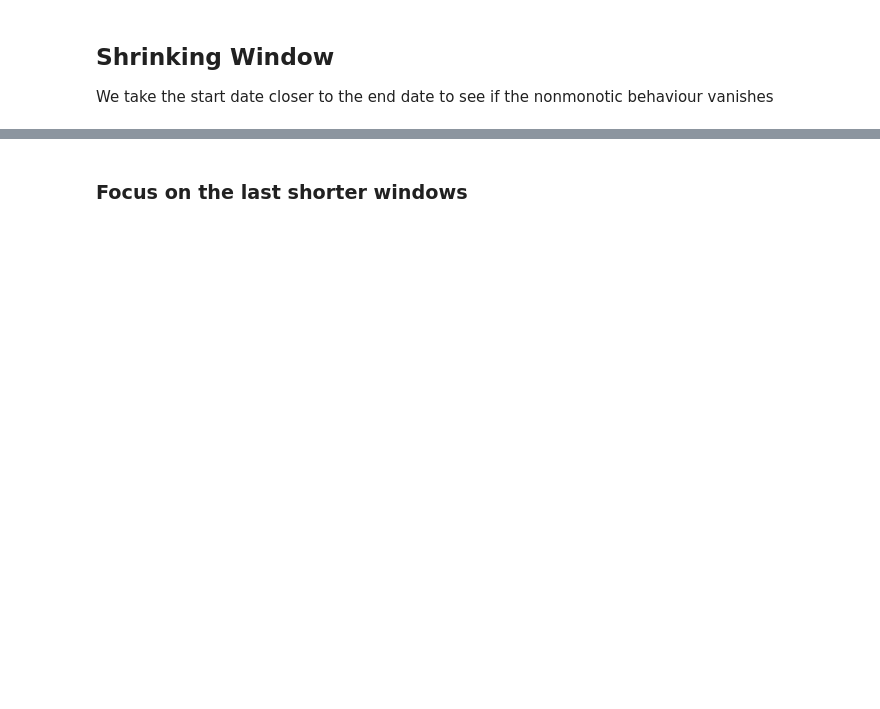
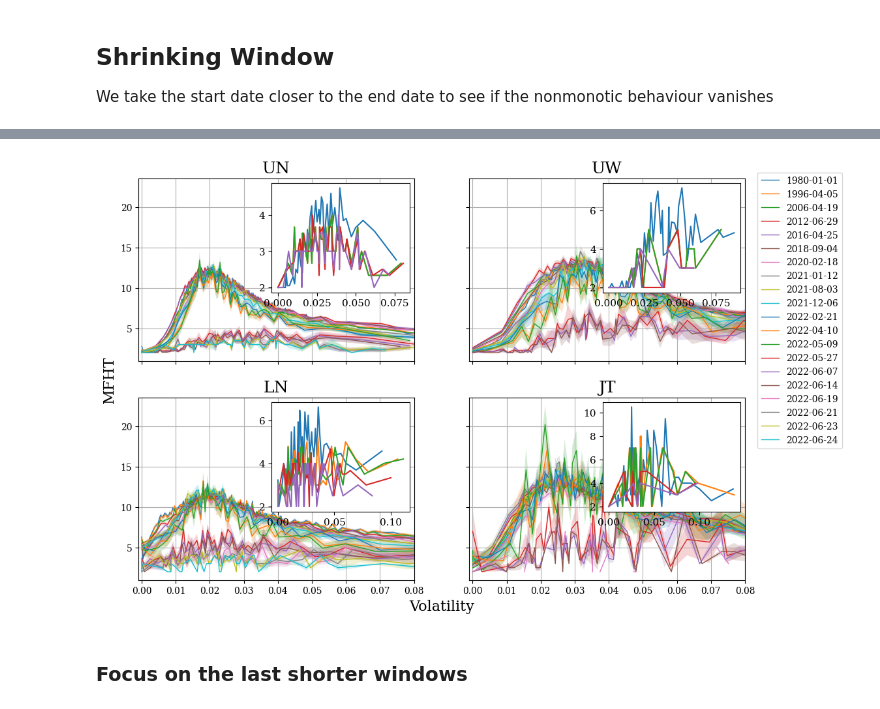
Before and after one commit to fedesss98/stabilvol, a Jupyter notebook: notebooks/12-mfht-shrinking-windows.ipynb, the cells around one changed output, grey strips where cells are left out. Cells and saved outputs as stored; diff of their text form; code cells hidden in the pictures; blank space fills up the shorter version.

```diff
--- a/notebooks/12-mfht-shrinking-windows.ipynb
+++ b/notebooks/12-mfht-shrinking-windows.ipynb
@@ -127,28 +183,17 @@ print(f"There are {len(dates)} dates starting from {dates[0]} to {dates[-1]}")
 # %%
-import matplotlib.colors as mcolors
-
-def desaturate_color(color):
-    # Convert RGB to HLS
-    rgb = mcolors.to_rgb(color)
-    h, s, v = mcolors.rgb_to_hsv(rgb)
-
-    # Decrease the saturation by 50% to get a desaturated color
-    return mcolors.hsv_to_rgb((h, s/4, v))
-
-
 def plot_mfhts(market, mfht, ax, **kwargs):
     x = mfht.index.categories.left.values
     # Renormalize the first value
     x[0] = 0
     y = mfht['mean'].values
 
-    line, = ax.plot(x, y, label=kwargs.get('label', None))
+    line, = ax.plot(x, y, lw=1, label=kwargs.get('label', None))
 
     if kwargs.get('error', True):
         y_err = mfht['error_on_the_mean'].values
-        ax.fill_between(x, y - y_err, y + y_err, color=desaturate_color(line.get_color()))
+        ax.fill_between(x, y - y_err, y + y_err, alpha=0.2)
 
-    ax.set_title(r"\emph{" + market + r"}", fontsize=18)
+    ax.set_title(market, fontsize=18)
 
     ax.set_xlim(kwargs.get('xlim', (-0.001, 0.08)))
 
@@ -168,27 +213,43 @@ def plot_inset(mfht, inset_ax):
     inset_ax.plot(x, y)
     return inset_ax
 # %%
-# Use LaTeX for text rendering
-plt.rcParams['text.usetex'] = True
-plt.rcParams['font.family'] = 'serif'
+def plot_shrinking_windows(dates, dates_inset=10, show=True, save=False, latex=False):
+    plt.rcParams.update({'text.usetex': latex, 'font.family': 'serif'})
+    fig, axs = plt.subplots(2, 2, figsize=(12, 8), sharey=True, sharex=True)
 
-fig, axs = plt.subplots(2, 2, figsize=(12, 8), sharey=True, sharex=True)
+    axs[0, 0].set_ylabel('MFHT', y=-0.1 ,fontsize=16)
+    axs[1, 0].set_xlabel('Volatility', x=1.1, fontsize=16)
 
-axs[0, 0].set_ylabel('MFHT', y=-0.1 ,fontsize=16)
-axs[1, 0].set_xlabel('Volatility', x=1.1, fontsize=16)
+    for i, (market, ax) in enumerate(zip(MARKETS, axs.flatten())):
+        # Place the inset axes
+        inset_ax = inset_axes(ax, width="50%", height="60%", loc=1)
+        inset_ax.tick_params(axis='both', which='major', labelsize=11)
+        for start_date in tqdm(dates, desc=market):
+            mfht, nbins = query_binned_data(market, start_date, vol_limit=VOL_LIMIT)
 
-for i, (market, ax) in enumerate(zip(MARKETS, axs.flatten())):
-    # Place the inset axes
-    inset_ax = inset_axes(ax, width="50%", height="60%", loc=1)
-    inset_ax.tick_params(axis='both', which='major', labelsize=11)
-    for start_date in tqdm(dates, desc=market):
-        mfht, nbins = query_binned_data(market, start_date, VOL_LIMIT)
+            if mfht.empty:
+                print(f"No data for {market} with start date {start_date}")
+                continue
 
-        ax = plot_mfhts(market, mfht, ax)
+            ax = plot_mfhts(market, mfht, ax, label=start_date)
 
-        if start_date in dates[-10:-1]:
-            inset_ax = plot_inset(mfht, inset_ax)
+            if start_date in dates[-dates_inset:]:
+                inset_ax = plot_inset(mfht, inset_ax)
+            if i==0:
+                handles, labels = ax.get_legend_handles_labels()
 
-# fig.tight_layout()
+    # Create a single legend outside all subplots
+    fig.legend(handles, labels, loc='upper right', bbox_to_anchor=(1.03, 0.9), markerscale=2.0)
 
-plt.show()
+    # fig.tight_layout()
+    if save:
+        fig.savefig(f'../visualization/dynamics/shrinking_windows.png', bbox_inches='tight')
+        fig.savefig(f'../visualization/dynamics/shrinking_windows.pdf', bbox_inches='tight', transparent=True)
+    if show:
+        plt.show()
+    else:
+        return fig
+
+plot_shrinking_windows(dates, 5, save=True)
+# %% [output]
+[figure, added]
```
Also changed, not shown: parts of 14 cells of this notebook, 10 other files.
